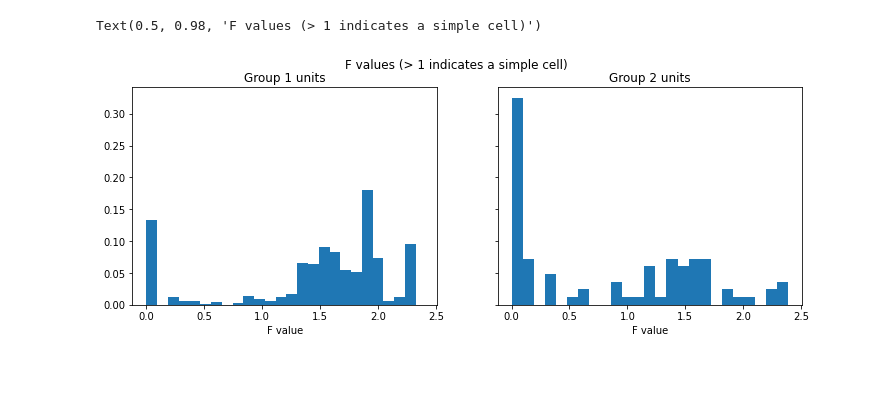
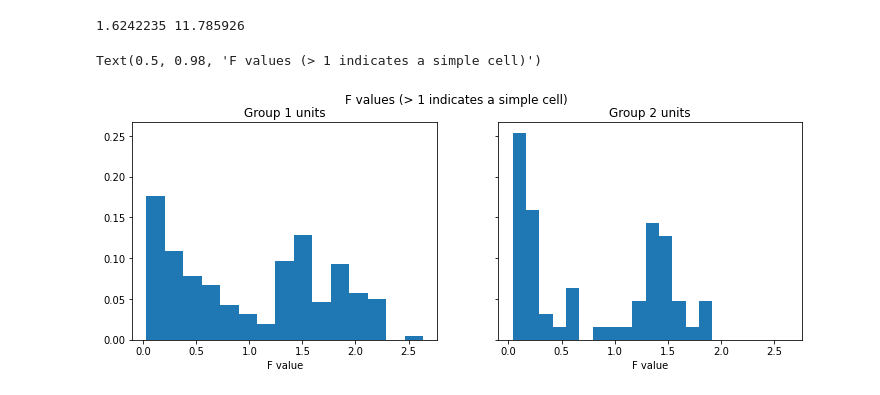
Before and after one commit to sebbkw/rnn, a Jupyter notebook: analyse_network.ipynb, the cells around one changed output. Cells and saved outputs as stored; diff of their text form; code cells hidden in the pictures.

```diff
--- a/analyse_network.ipynb
+++ b/analyse_network.ipynb
@@ -26,10 +26,10 @@ HIDDEN_UNITS = 1600
 FRAME_SIZE = 15
 WARMUP = 4
 MODE = 'hierarchical'
-T_STEPS = 20
+T_STEPS = 30
 
 PATHS = [
-    './models/hierarchical-15framesize-20tsteps-4warmup-2000epochs-1600units-0.001lr-0.25gradclip-1e-06L1/0.2beta'
+    './models/hierarchical-15framesize-20tsteps-4warmup-2000epochs-1600units-0.001lr-0.25gradclip-1e-06L1/0.5beta'
 ]
 PATH = PATHS[0]
 
@@ -91,7 +115,7 @@ def normalize (arr):
         for b in arr
     ])
 
-n_rand_stimuli = 1000
+n_rand_stimuli = 250
 
 stimuli = {}
 unit_activity = {}
@@ -581,31 +665,41 @@ ax.set_xticklabels(np.arange(0-shift, 200-shift, 20))
 # %%
 outlier_thresh = 5
 
+max_mean_response_1 = max(u['mean_response'] for u in physiology_data_group1)
+max_mean_response_2 = max(u['mean_response'] for u in physiology_data_group2)
+
+print(max_mean_response_1, max_mean_response_2)
+
 f_values_1 = []
 for i in range(len(averaged_stimuli_group1[1])):
-    f_values_1.append(physiology_data_group1[i]["f"])
+    unit = physiology_data_group1[i]
+    f = unit["f"]
+    if f != False and f < outlier_thresh and unit["mean_response"] > (0.01*max_mean_response_1):
+        f_values_1.append(f)
 f_values_1 = np.array(f_values_1)
-f_values_1 = f_values_1[f_values_1 < outlier_thresh]
 weights_1 = np.ones_like(f_values_1) / float(len(f_values_1))
 
 f_values_2 = []
 for i in range(len(averaged_stimuli_group2[1])):
-    f_values_2.append(physiology_data_group2[i]["f"])
+    unit = physiology_data_group2[i]
+    f = unit["f"]
+    if f != False and f < outlier_thresh and unit["mean_response"] > (0.01*max_mean_response_2):
+        f_values_2.append(f)
 f_values_2 = np.array(f_values_2)
-f_values_2 = f_values_2[f_values_2 < outlier_thresh]
 weights_2 = np.ones_like(f_values_2) / float(len(f_values_2))
 
 fig, axs = plt.subplots(nrows=1, ncols=2, figsize=plt.figaspect(1/3), sharex=True, sharey=True)
-axs[0].hist(f_values_1, bins=25, weights=weights_1)
+axs[0].hist(f_values_1, bins=15, weights=weights_1)
 axs[0].set_title("Group 1 units")
 axs[0].set_xlabel("F value")
-axs[1].hist(f_values_2, bins=25, weights=weights_2)
+axs[1].hist(f_values_2, bins=15, weights=weights_2)
 axs[1].set_title("Group 2 units")
 axs[1].set_xlabel("F value")
 fig.suptitle('F values (> 1 indicates a simple cell)')
 # %% [output]
-Text(0.5, 0.98, 'F values (> 1 indicates a simple cell)')
+1.6242235 11.785926
+Text(0.5, 0.98, 'F values (> 1 indicates a simple cell)')
-[figure, old version]
+[figure, new version]
 # %%
 #Plot spike triggered averages and input weights
 def plot_weights (weights_array, rows, columns, offset = 0, title = ""):
```
Also changed, not shown: parts of 9 cells of this notebook, 5 other files.
